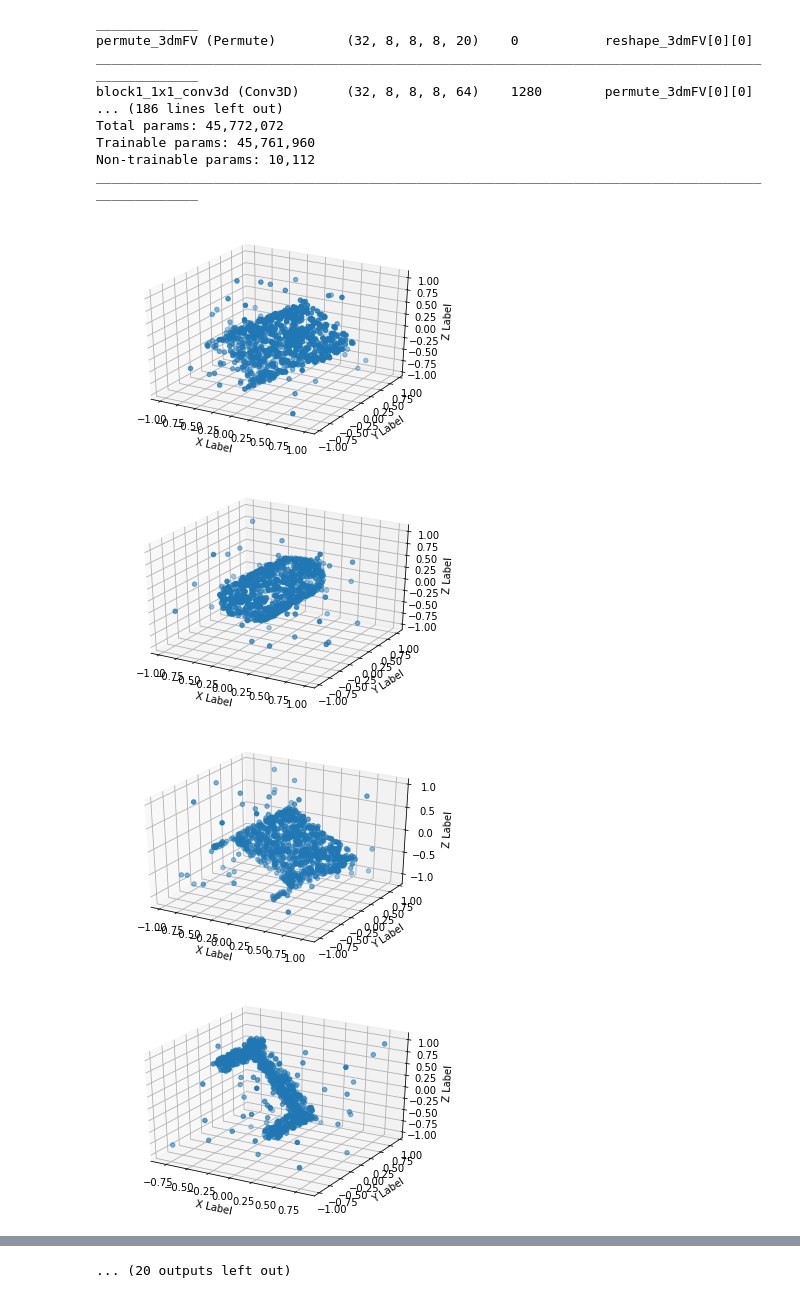
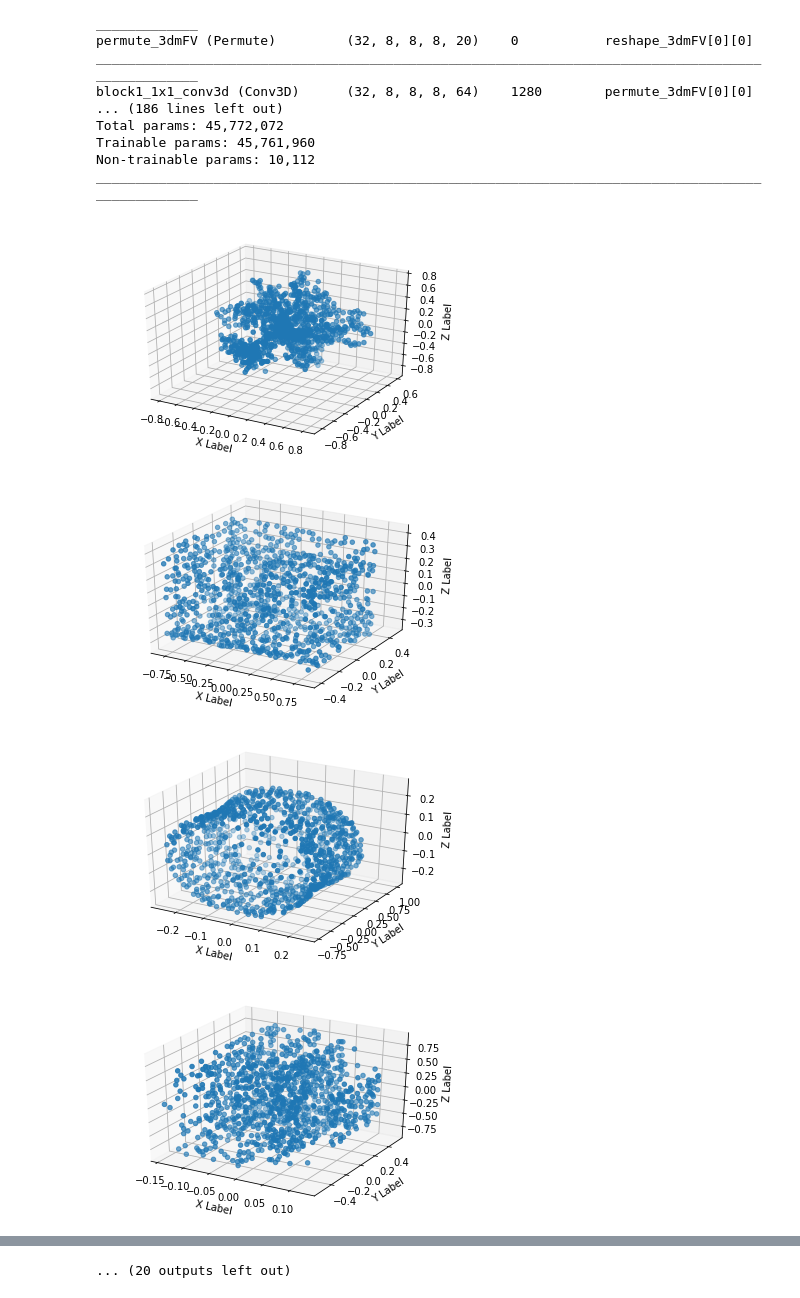
Before and after one commit to fferroni/fisher_vector_classifier, a Jupyter notebook: viewer.ipynb, the cells around one changed output, grey strips where cells are left out. Saved outputs shown, nothing was run; the diff lists cells and outputs as text; code cells hidden in the pictures.

```diff
--- a/viewer.ipynb
+++ b/viewer.ipynb
@@ -56,6 +56,7 @@ def data_generator(X, y, batch_size=32, nb_points=1024, **kwargs):
 
     while True:
 
+        ids =
         np.random.shuffle(X)
         np.random.shuffle(y)
 
@@ -99,7 +100,7 @@ def r_train():
     X_val, y_val = get_data(testing_data)
 
     train_gen = data_generator(X_train, y_train, batch_size=BATCH_SIZE, nb_points=NB_POINTS,
-                               translate=True, insert_outliers=True, jitter=True, rotate=True)
+                               translate=False, insert_outliers=False, jitter=False, rotate=False)
 
     valid_gen = data_generator(X_val, y_val, batch_size=BATCH_SIZE, nb_points=NB_POINTS,
                                translate=False, insert_outliers=False, jitter=False, rotate=False)
@@ -165,17 +164,19 @@ points, label = next(train_gen)
 # %%
 import matplotlib.pyplot as plt
 from mpl_toolkits.mplot3d import Axes3D
 %matplotlib inline
 
-for pts in points:
+X_train, y_train = next(train_gen)
+
+for pts in X_train:
     fig = plt.figure()
     ax = fig.add_subplot(111, projection='3d')
     ax.scatter(pts[:,0], pts[:,1], pts[:,2])
     ax.set_xlabel('X Label')
     ax.set_ylabel('Y Label')
     ax.set_zlabel('Z Label')
 # %% [output]
-[figure, old version]
+[figure, new version]
-[figure, old version]
+[figure, new version]
-[figure, old version]
+[figure, new version]
-[figure, old version]
+[figure, new version]
```
Also changed, not shown: parts of 7 cells of this notebook, 1 other file.
